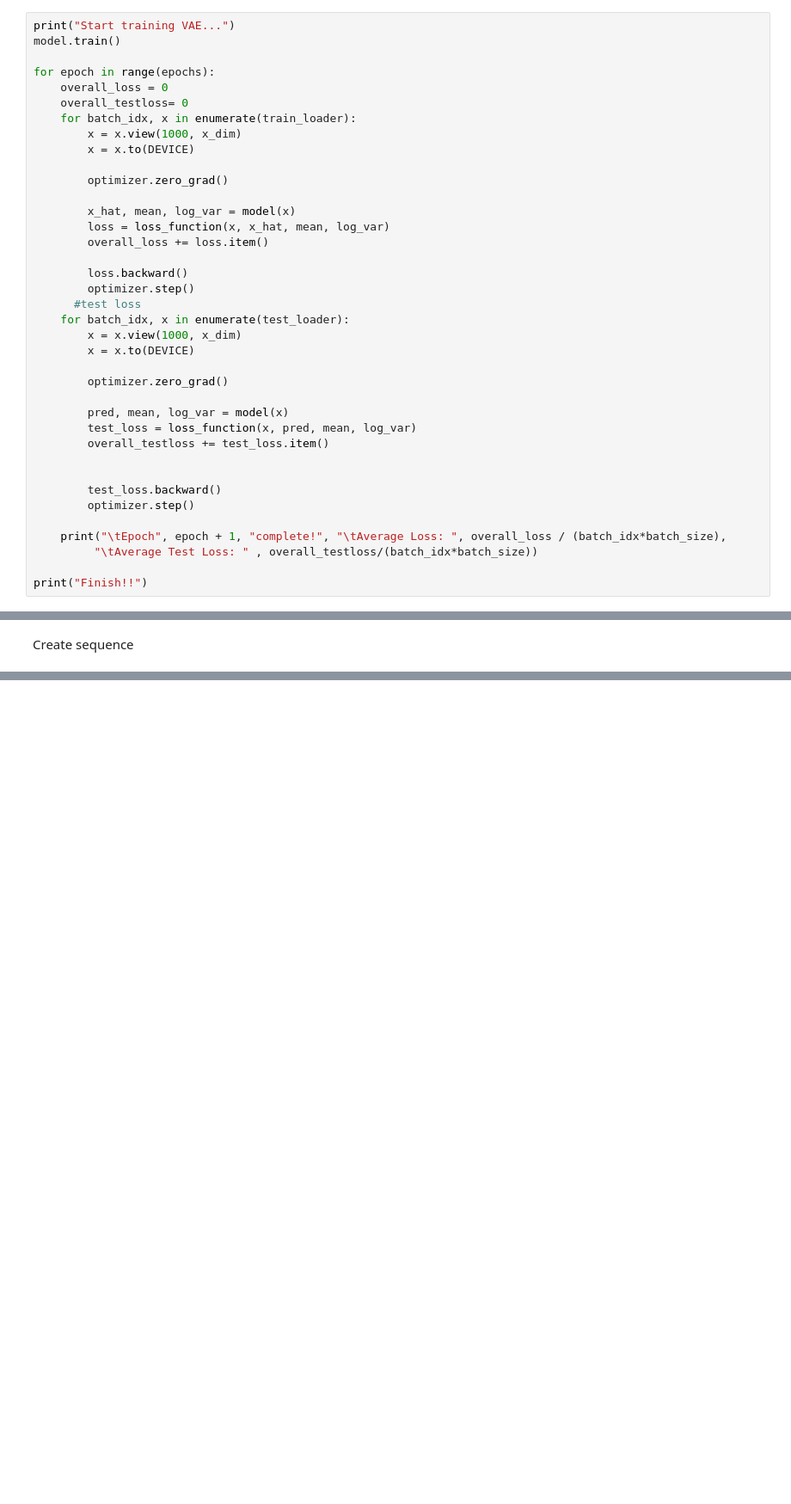
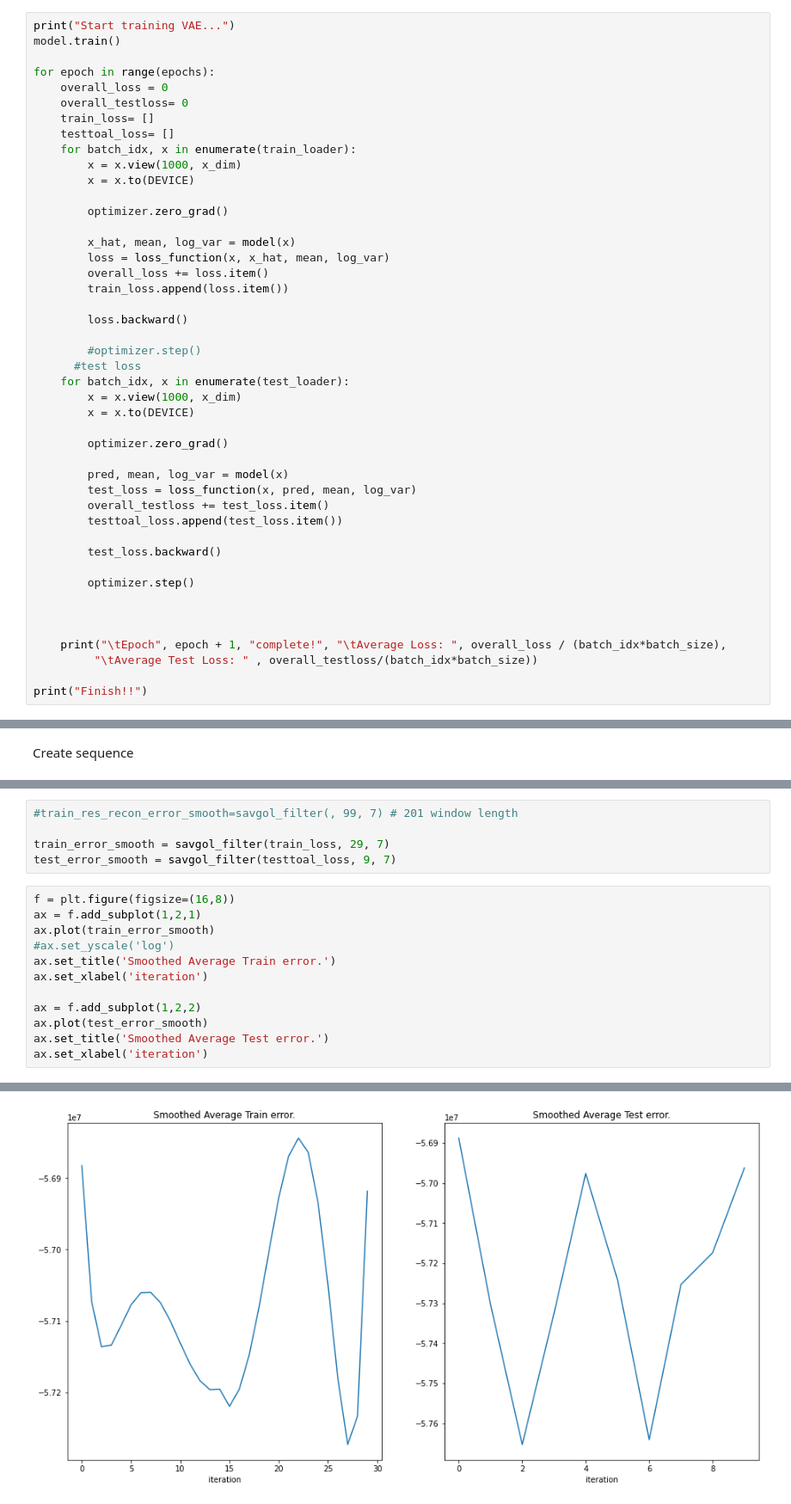
Before and after one commit to hereagain-Y/TF_tutorial, a Jupyter notebook: VAE_615.ipynb, the cells around one changed output, grey strips where cells are left out. Shown at 86% size. Saved outputs shown, nothing was run; the diff lists cells and outputs as text; blank space fills up the shorter version.

```diff
--- a/VAE_615.ipynb
+++ b/VAE_615.ipynb
@@ -231,6 +235,8 @@ model.train()
 for epoch in range(epochs):
     overall_loss = 0
     overall_testloss= 0
+    train_loss= []
+    testtoal_loss= []
     for batch_idx, x in enumerate(train_loader):
         x = x.view(1000, x_dim)
         x = x.to(DEVICE)
@@ -240,9 +246,11 @@ for epoch in range(epochs):
         x_hat, mean, log_var = model(x)
         loss = loss_function(x, x_hat, mean, log_var)
         overall_loss += loss.item()
+        train_loss.append(loss.item())
 
         loss.backward()
-        optimizer.step()
+
+        #optimizer.step()
       #test loss
     for batch_idx, x in enumerate(test_loader):
         x = x.view(1000, x_dim)
@@ -253,10 +261,13 @@ for epoch in range(epochs):
         pred, mean, log_var = model(x)
         test_loss = loss_function(x, pred, mean, log_var)
         overall_testloss += test_loss.item()
+        testtoal_loss.append(test_loss.item())
+
+        test_loss.backward()
+
+        optimizer.step()
 
 
-        test_loss.backward()
-        optimizer.step()
 
     print("\tEpoch", epoch + 1, "complete!", "\tAverage Loss: ", overall_loss / (batch_idx*batch_size),
          "\tAverage Test Loss: " , overall_testloss/(batch_idx*batch_size))
@@ -284,0 +298,18 @@ Create sequence
+# %%
+#train_res_recon_error_smooth=savgol_filter(, 99, 7) # 201 window length
+
+train_error_smooth = savgol_filter(train_loss, 29, 7)
+test_error_smooth = savgol_filter(testtoal_loss, 9, 7)
+# %%
+f = plt.figure(figsize=(16,8))
+ax = f.add_subplot(1,2,1)
+ax.plot(train_error_smooth)
+#ax.set_yscale('log')
+ax.set_title('Smoothed Average Train error.')
+ax.set_xlabel('iteration')
+
+ax = f.add_subplot(1,2,2)
+ax.plot(test_error_smooth)
+ax.set_title('Smoothed Average Test error.')
+ax.set_xlabel('iteration')
+# %% [output]
@@ -284,0 +317 @@ Create sequence
+[figure, added]
```
Also changed, not shown: parts of 4 cells of this notebook.
